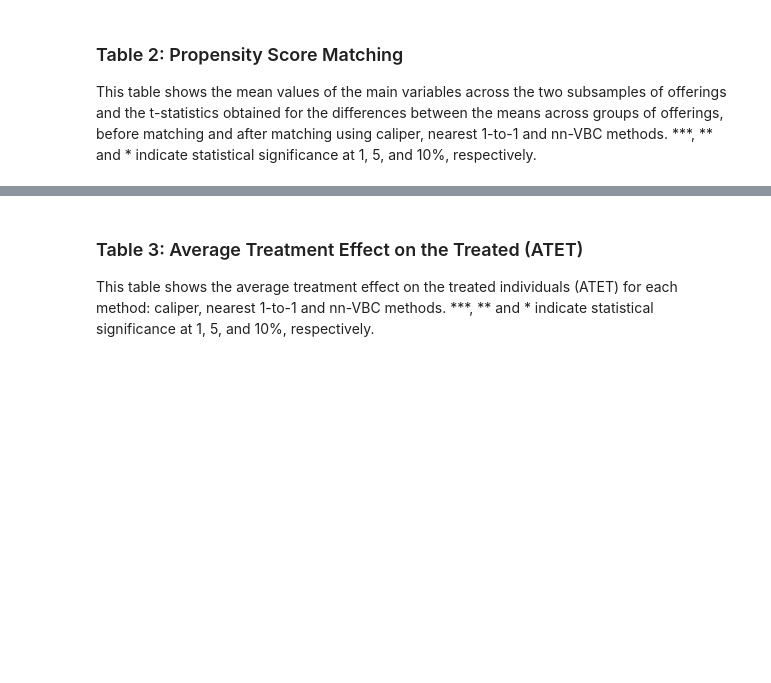
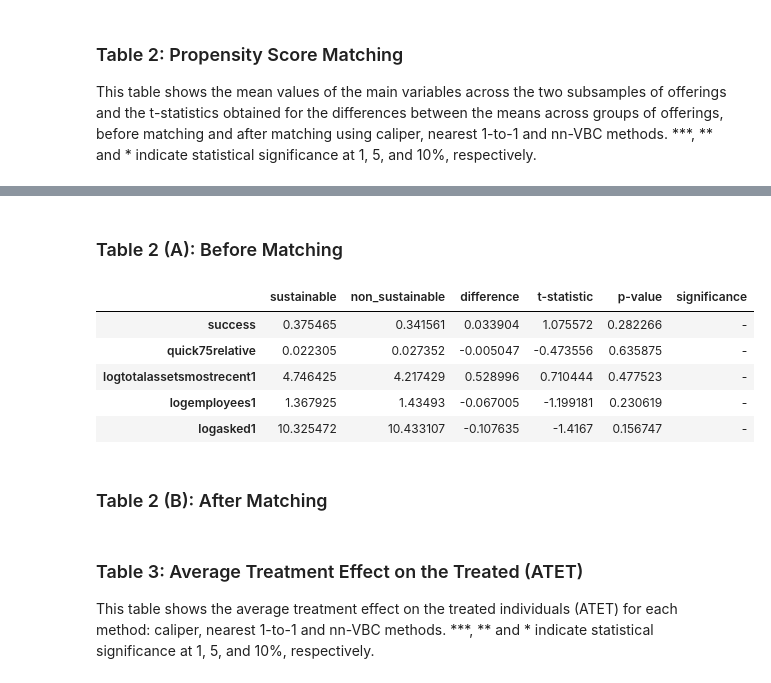
Before and after one commit to alvarorezola/MendozaEtAl2023-VC, a Jupyter notebook: script.ipynb, the cells around one changed output, grey strips where cells are left out. Cells and saved outputs as stored; diff of their text form; code cells hidden in the pictures; blank space fills up the shorter version.

```diff
--- a/script.ipynb
+++ b/script.ipynb
@@ -22,0 +166,55 @@ This table shows the mean values of the main variables across the two subsamples
+# %% [markdown]
+### Table 2 (A): Before Matching
+# %%
+df[["exito", "quick75relative", "logtotalassetsmostrecent1", "logemployees1", "logasked1"]].describe()
+df_sust = df[df["sustainable"] == 1]
+df_non_sust = df[df["sustainable"] == 0]
+
+data = {
+    "success": (df_sust["exito"], df_non_sust["exito"]),
+    "quick75relative": (df_sust["quick75relative"], df_non_sust["quick75relative"]),
+    "logtotalassetsmostrecent1": (df_sust["logtotalassetsmostrecent1"], df_non_sust["logtotalassetsmostrecent1"]),
+    "logemployees1": (df_sust["logemployees1"], df_non_sust["logemployees1"]),
+    "logasked1": (df_sust["logasked1"], df_non_sust["logasked1"])
+}
+
+results = {}
+
+for key in data:
+    group1 = data[key][0]
+    group2 = data[key][1]
+
+    # calculate t-statistic
+    t_statistic, p_value = stats.ttest_ind(group1, group2, nan_policy="omit")
+
+    # Indicate statistical significance at different levels
+    if p_value < 0.01:
+        significance = "***"
+    elif p_value < 0.05:
+        significance = "**"
+    elif p_value < 0.10:
+        significance = "*"
+    else:
+        significance = "-"
+
+    # calculate mean of each variable
+    mean_group1 = np.mean(group1)
+    mean_group2 = np.mean(group2)
+
+    results[key]={'sustainable':mean_group1,
+                  'non_sustainable':mean_group2,
+                  "difference" :(mean_group1 - mean_group2),
+                  't-statistic':t_statistic,
+                  'p-value':p_value,
+                  'significance':significance}
+# Display results
+pd.DataFrame(results).T
+# %% [output]
+|  | sustainable | non_sustainable | difference | t-statistic | p-value | significance |
+| success | 0.375465 | 0.341561 | 0.033904 | 1.075572 | 0.282266 | - |
+| quick75relative | 0.022305 | 0.027352 | -0.005047 | -0.473556 | 0.635875 | - |
+| logtotalassetsmostrecent1 | 4.746425 | 4.217429 | 0.528996 | 0.710444 | 0.477523 | - |
+| logemployees1 | 1.367925 | 1.43493 | -0.067005 | -1.199181 | 0.230619 | - |
+| logasked1 | 10.325472 | 10.433107 | -0.107635 | -1.4167 | 0.156747 | - |
+# %% [markdown]
+### Table 2 (B): After Matching
```
Also changed, not shown: parts of 11 cells of this notebook, 2 other files.
